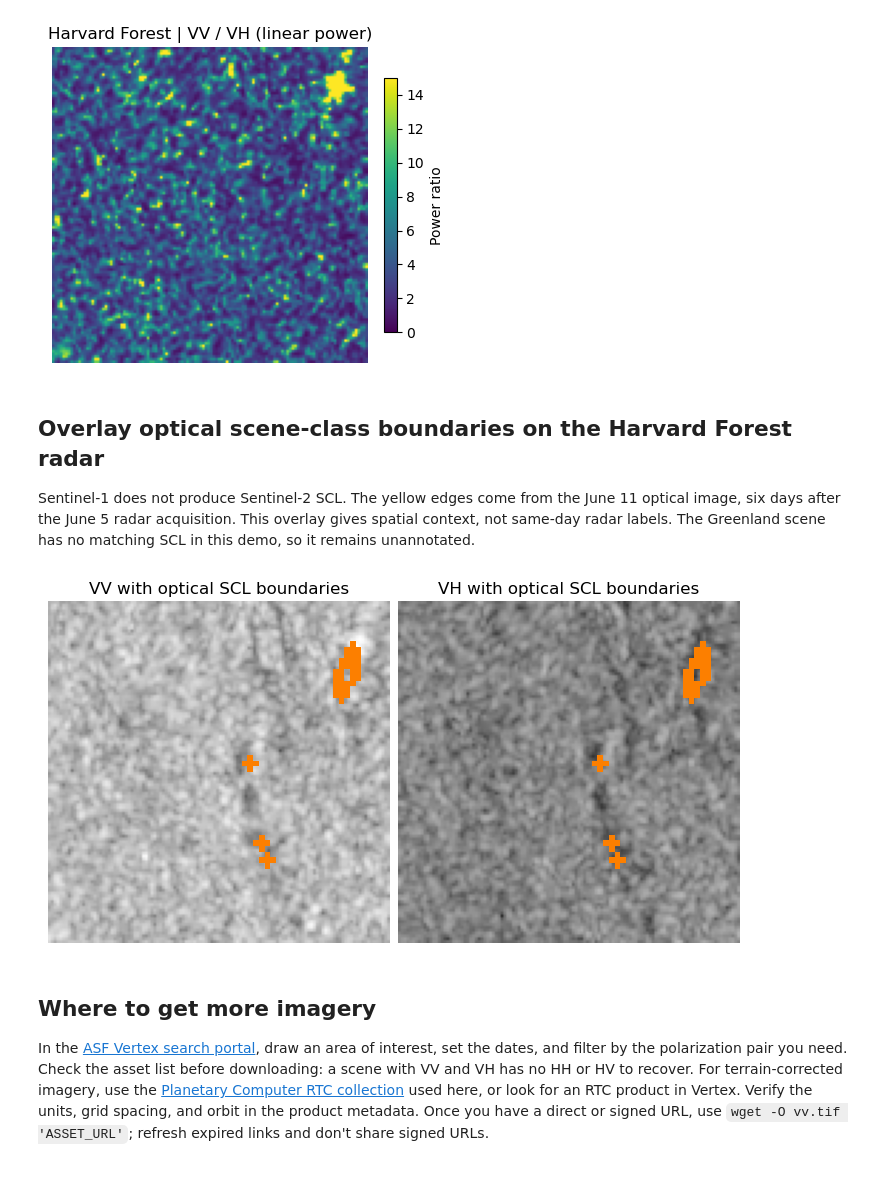
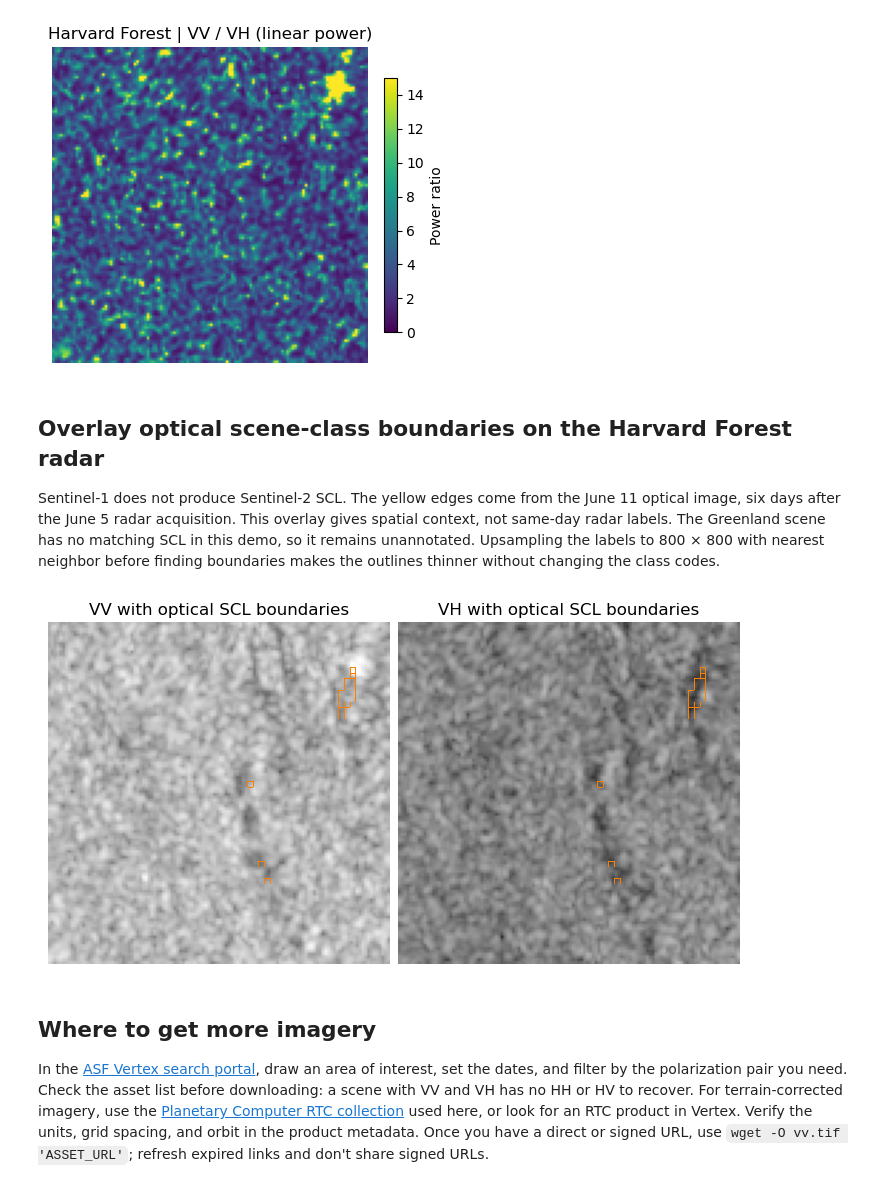
Before and after one commit to jfemiani/cse620b-public, a Jupyter notebook: Lessons/11-Remote-Sensing-in-Forestry-and-Vegetation/demo-sentinel-1-rtc.ipynb, the cells around one changed output. Drawn from its saved outputs; the diff is of its cells as text; code cells hidden in the pictures.

```diff
--- a/Lessons/11-Remote-Sensing-in-Forestry-and-Vegetation/demo-sentinel-1-rtc.ipynb
+++ b/Lessons/11-Remote-Sensing-in-Forestry-and-Vegetation/demo-sentinel-1-rtc.ipynb
@@ -96,24 +97,28 @@ Sentinel-1 does not produce Sentinel-2 SCL. The yellow edges come from the
 June 11 optical image, six days after the June 5 radar acquisition. This
 overlay gives spatial context, not same-day radar labels. The Greenland
 scene has no matching SCL in this demo, so it remains unannotated.
+Upsampling the labels to 800 × 800 with nearest neighbor before finding
+boundaries makes the outlines thinner without changing the class codes.
 # %%
 with rasterio.open("sentinel-2-l2a-demo/SCL.tif") as src:
     assert (src.crs, src.bounds) == grids["vv"] == grids["vh"]
-    edges = find_boundaries(src.read(1), mode="thick")
+    labels = src.read(1)
     left, bottom, right, top = src.bounds
 
+display_labels = resize(labels, (800, 800), order=0, anti_aliasing=False)
+edges = find_boundaries(display_labels, mode="thick")
 extent = (left, right, bottom, top)
 fig, axes = plt.subplots(1, 2, figsize=(7, 4), layout="constrained")
 for ax, polarization in zip(axes, ("vv", "vh")):
     ax.imshow(10 * np.ma.log10(power[polarization]), extent=extent,
               cmap="gray", vmin=-28, vmax=0)
     ax.imshow(np.ma.masked_where(~edges, edges), extent=extent,
               cmap="Wistia", vmin=0, vmax=1, interpolation="nearest")
     ax.set_title(f"{polarization.upper()} with optical SCL boundaries")
     ax.set_axis_off()
 plt.show()
 # %% [output]
-[figure, old version]
+[figure, new version]
 # %% [markdown]
 ## Where to get more imagery
 
```
Also changed, not shown: parts of 2 cells of this notebook, 8 other files.
